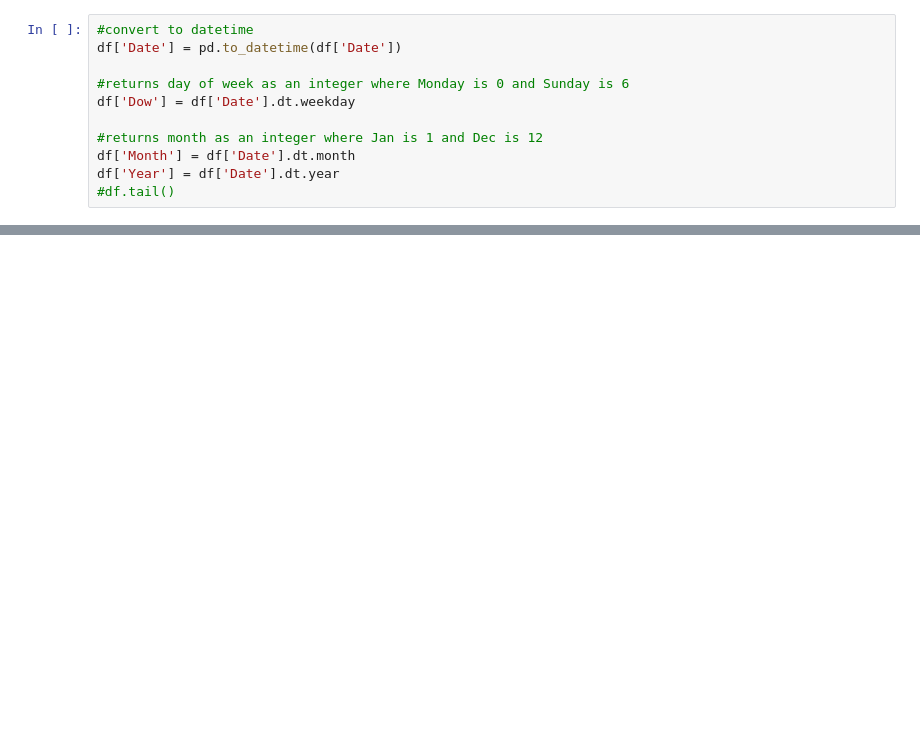
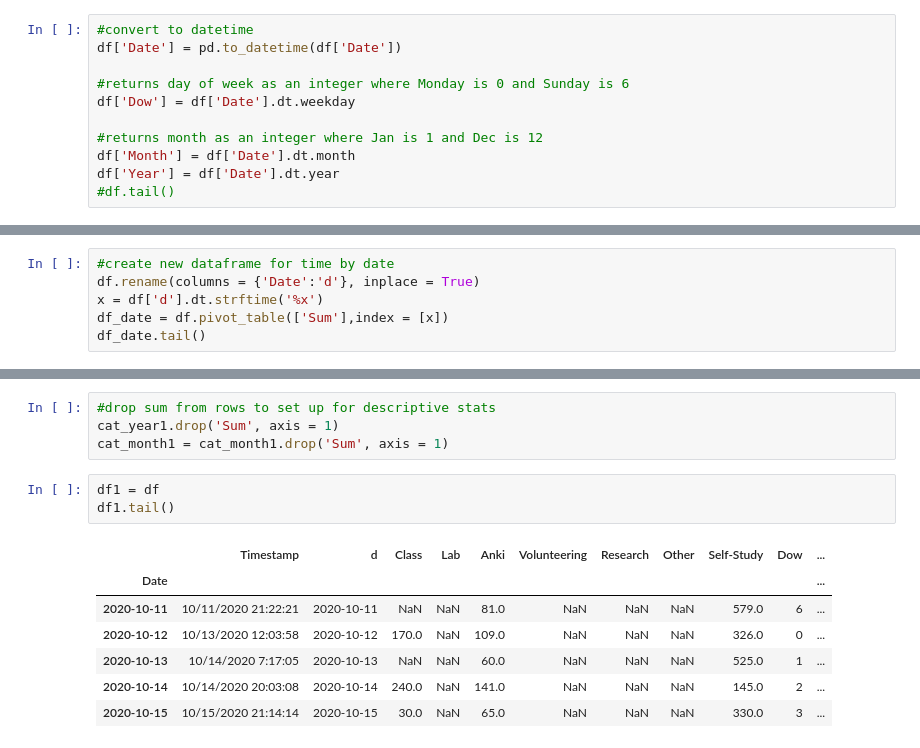
Before and after one commit to ChristyHorn14/Self_Tracking, a Jupyter notebook: manualtimetracking.ipynb, the cells around one changed output, grey strips where cells are left out. Drawn from its saved outputs; the diff is of its cells as text; blank space fills up the shorter version.

```diff
--- a/manualtimetracking.ipynb
+++ b/manualtimetracking.ipynb
@@ -206,0 +260,6 @@ plt.savefig('cat_date.png')
+# %%
+#create new dataframe for time by date
+df.rename(columns = {'Date':'d'}, inplace = True)
+x = df['d'].dt.strftime('%x')
+df_date = df.pivot_table(['Sum'],index = [x])
+df_date.tail()
@@ -206,0 +310,15 @@ plt.savefig('cat_date.png')
+# %%
+#drop sum from rows to set up for descriptive stats
+cat_year1.drop('Sum', axis = 1)
+cat_month1 = cat_month1.drop('Sum', axis = 1)
+# %%
+df1 = df
+df1.tail()
+# %% [output]
+|  | Timestamp | d | Class | Lab | Anki | Volunteering | Research | Other | Self-Study | Dow | ... |
+| Date |  |  |  |  |  |  |  |  |  |  | ... |
+| 2020-10-11 | 10/11/2020 21:22:21 | 2020-10-11 | NaN | NaN | 81.0 | NaN | NaN | NaN | 579.0 | 6 | ... |
+| 2020-10-12 | 10/13/2020 12:03:58 | 2020-10-12 | 170.0 | NaN | 109.0 | NaN | NaN | NaN | 326.0 | 0 | ... |
+| 2020-10-13 | 10/14/2020 7:17:05 | 2020-10-13 | NaN | NaN | 60.0 | NaN | NaN | NaN | 525.0 | 1 | ... |
+| 2020-10-14 | 10/14/2020 20:03:08 | 2020-10-14 | 240.0 | NaN | 141.0 | NaN | NaN | NaN | 145.0 | 2 | ... |
+| 2020-10-15 | 10/15/2020 21:14:14 | 2020-10-15 | 30.0 | NaN | 65.0 | NaN | NaN | NaN | 330.0 | 3 | ... |
```
Also changed, not shown: parts of 48 cells of this notebook.
